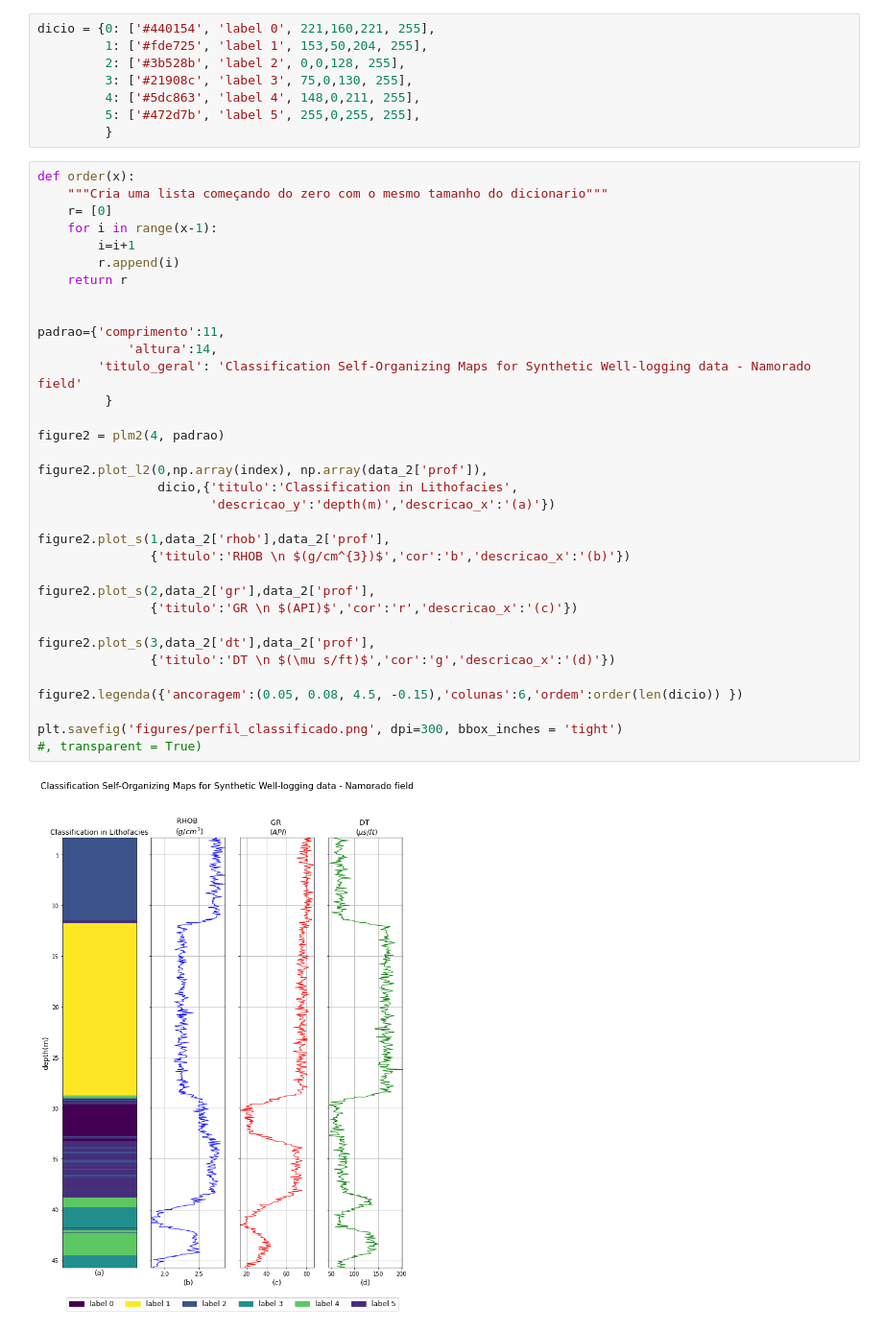
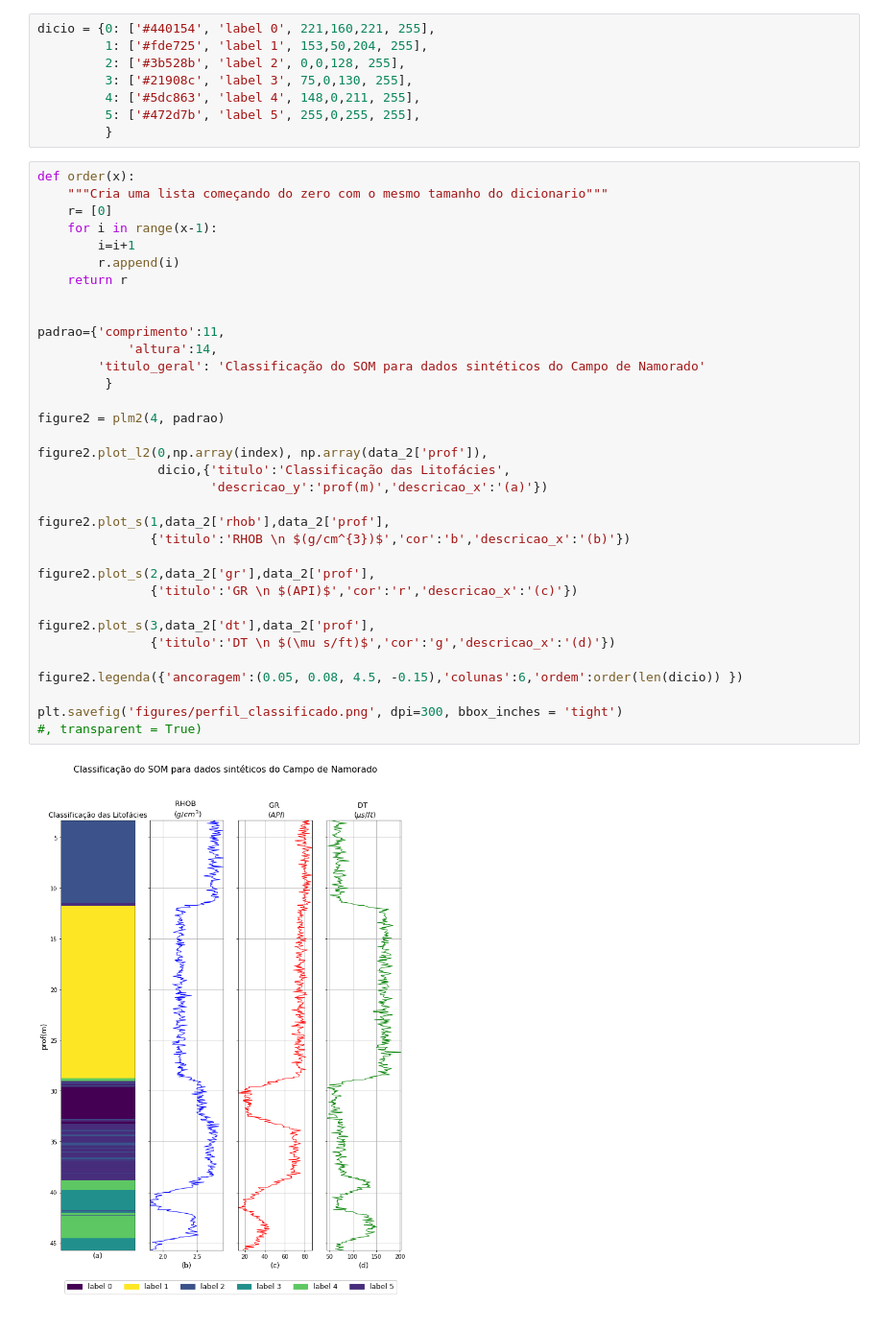
Before and after one commit to Ibsen-Gomes/Self_Organizing_Maps, a Jupyter notebook: SOM_notebook.ipynb, the cells around one changed output. Shown at 96% size. Saved outputs shown, nothing was run; the diff lists cells and outputs as text.

```diff
--- a/SOM_notebook.ipynb
+++ b/SOM_notebook.ipynb
@@ -334,35 +336,35 @@ def order(x):
     """Cria uma lista começando do zero com o mesmo tamanho do dicionario"""
     r= [0]
     for i in range(x-1):
         i=i+1
         r.append(i)
     return r
 
 
 padrao={'comprimento':11,
             'altura':14,
-        'titulo_geral': 'Classification Self-Organizing Maps for Synthetic Well-logging data - Namorado field'
+        'titulo_geral': 'Classificação do SOM para dados sintéticos do Campo de Namorado'
          }
 
 figure2 = plm2(4, padrao)
 
 figure2.plot_l2(0,np.array(index), np.array(data_2['prof']),
-                dicio,{'titulo':'Classification in Lithofacies',
-                       'descricao_y':'depth(m)','descricao_x':'(a)'})
+                dicio,{'titulo':'Classificação das Litofácies',
+                       'descricao_y':'prof(m)','descricao_x':'(a)'})
 
 figure2.plot_s(1,data_2['rhob'],data_2['prof'],
                {'titulo':'RHOB \n $(g/cm^{3})$','cor':'b','descricao_x':'(b)'})
 
 figure2.plot_s(2,data_2['gr'],data_2['prof'],
                {'titulo':'GR \n $(API)$','cor':'r','descricao_x':'(c)'})
 
 figure2.plot_s(3,data_2['dt'],data_2['prof'],
                {'titulo':'DT \n $(\mu s/ft)$','cor':'g','descricao_x':'(d)'})
 
 figure2.legenda({'ancoragem':(0.05, 0.08, 4.5, -0.15),'colunas':6,'ordem':order(len(dicio)) })
 
 plt.savefig('figures/perfil_classificado.png', dpi=300, bbox_inches = 'tight')
 #, transparent = True)
 # %% [output]
-[figure, old version]
+[figure, new version]
 # %% [markdown]
```
Also changed, not shown: parts of 17 cells of this notebook, 1 other file.
